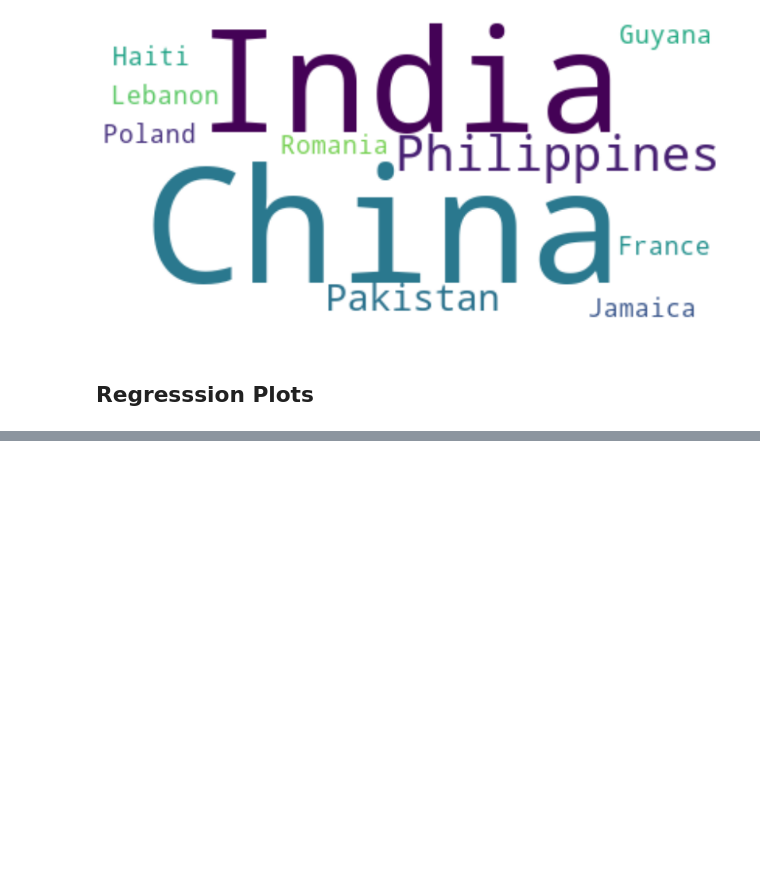
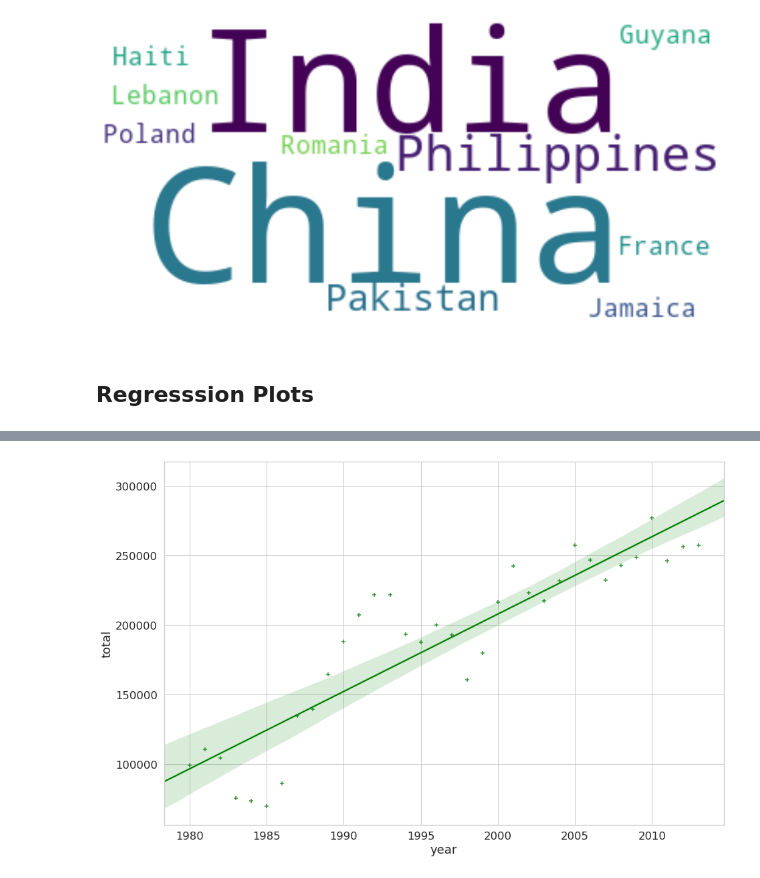
Before and after one commit to Gus-Viola/IBM-DV0101EN, a Jupyter notebook: 03 Module 3.ipynb, the cells around one changed output, grey strips where cells are left out. Cells and saved outputs as stored; diff of their text form; code cells hidden in the pictures; blank space fills up the shorter version.

```diff
--- a/03 Module 3.ipynb
+++ b/03 Module 3.ipynb
@@ -665,0 +715,6 @@ plt.savefig(ExportPath+"Canada Top Immigration as Word Cloud.png")
+# %%
+plt.figure(figsize=(15, 10))
+ax = sns.regplot(x='year', y='total', data=df_tot, color='green', marker='+')
+plt.savefig(ExportPath+"Regression 04.png")
+# %% [output]
+[figure, added]
```
Also changed, not shown: parts of 14 cells of this notebook, 14 other files.
